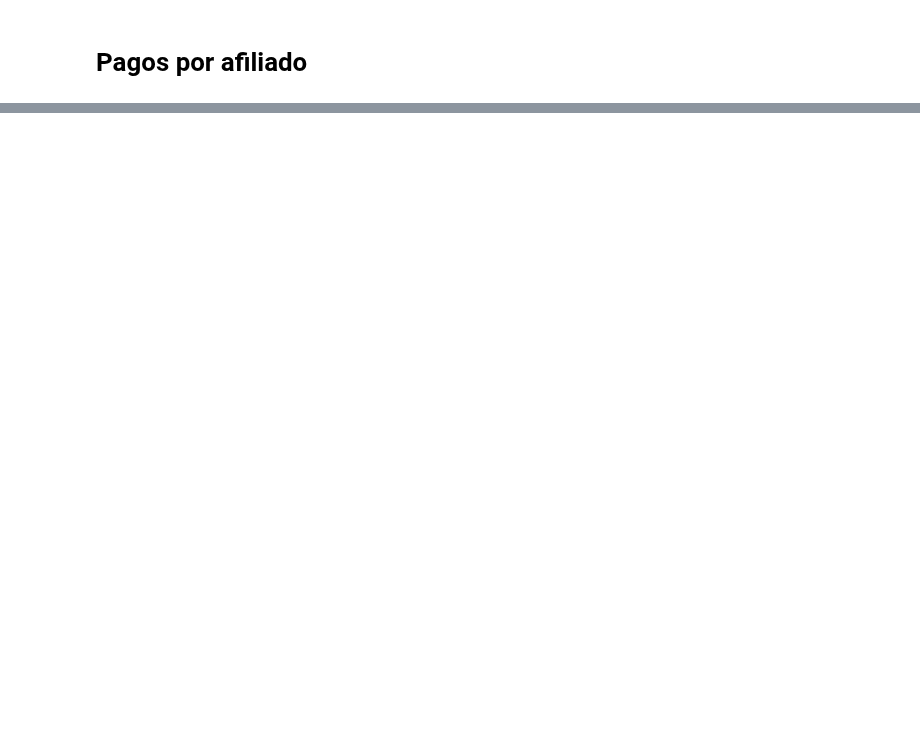
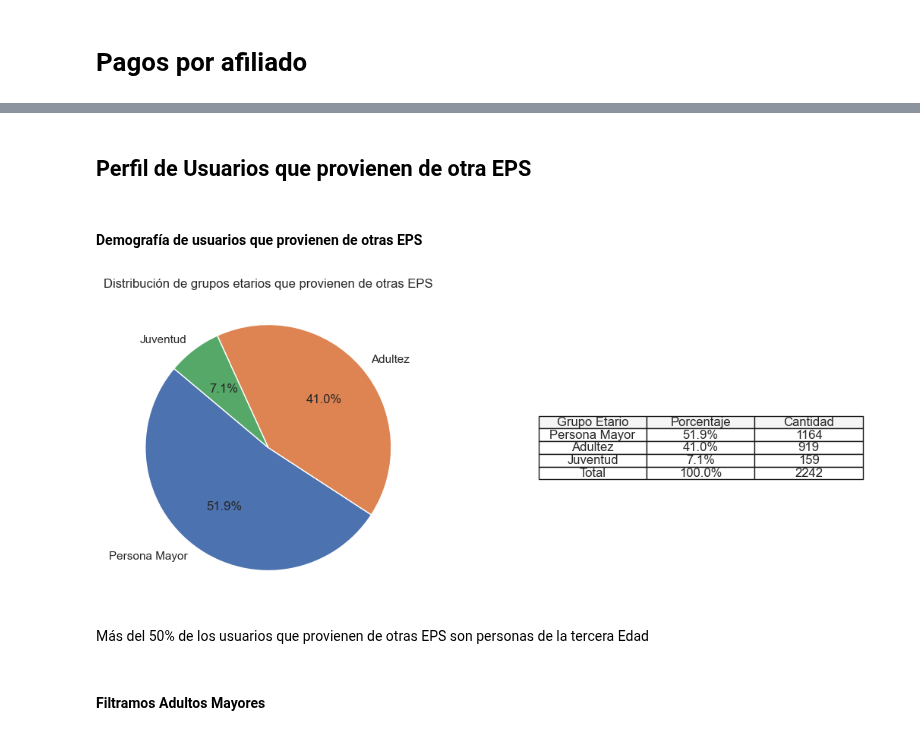
Before and after one commit to Jujo2040751/Proyecto-DataScience, a Jupyter notebook: proy.ipynb, the cells around one changed output, grey strips where cells are left out. Drawn from its saved outputs; the diff is of its cells as text; code cells hidden in the pictures; blank space fills up the shorter version.

Commit message:
otra eps

```diff
--- a/proy.ipynb
+++ b/proy.ipynb
@@ -414,0 +256,45 @@ Pagos del usuario Gerardo Villanueva Pinto (Cedula: 936170522).
+# %% [markdown]
+<h2> Perfil de Usuarios que provienen de otra EPS
+# %%
+query1 = "SELECT key_usuario, numero_id, sexo, estado_civil FROM dim_usuario WHERE proviene_otra_eps = '1'"
+dF_perfilProvieneOtraEps1 = pds.read_sql(query1, dbConnection)
+#dF_perfilProvieneOtraEps1
+# %% [markdown]
+<h4> Demografía de usuarios que provienen de otras EPS
+# %%
+dbConnection.rollback()
+query3 ="SELECT  \"key_demografia\", \"id_usuario\", \"edad\", \"Grupo Etario\", \"nivel_escolaridad\",  \"ocupación\", \"salario_base\",  \"estrato\", \"departamento\",  \"Region\",  \"municipio\" FROM dim_demografia"
+dF_demografia_usuarios_provienen_otra_eps = pds.read_sql(query3, dbConnection)
+
+dF_resultado = pds.merge(dF_perfilProvieneOtraEps1, dF_demografia_usuarios_provienen_otra_eps, left_on='key_usuario', right_on='key_demografia', how='inner')
+
+columnas_a_excluir = ['key_usuario', 'key_demografia', 'numero_id', 'id_usuario']
+dF_datos_demograficos_nuevosEPS = dF_resultado.drop(columnas_a_excluir, axis=1)
+
+#dF_datos_demograficos_nuevosEPS
+# %%
+frecuencia_etario = dF_datos_demograficos_nuevosEPS['Grupo Etario'].value_counts()
+# %%
+import matplotlib.pyplot as plt
+
+plt.figure(figsize=(12, 5))
+
+ax1 = plt.subplot(121)
+ax1.pie(frecuencia_etario, labels=frecuencia_etario.index, autopct='%1.1f%%', startangle=140)
+ax1.set_title('Distribución de grupos etarios que provienen de otras EPS')
+
+ax2 = plt.subplot(122)
+ax2.axis('off')
+
+table_data = [(grupo, f'{porcentaje:.1f}%', cantidad) for grupo, porcentaje, cantidad in zip(frecuencia_etario.index, frecuencia_etario / frecuencia_etario.sum() * 100, frecuencia_etario)]
+table_data.append(('Total', '100.0%', frecuencia_etario.sum()))
+
+ax2.table(cellText=table_data, colLabels=['Grupo Etario', 'Porcentaje', 'Cantidad'], loc='center', cellLoc='center', colColours=['#f5f5f5']*3, colWidths=[0.3, 0.3, 0.3])
+
+plt.show()
+# %% [output]
+[figure, added]
+# %% [markdown]
+Más del 50% de los usuarios que provienen de otras EPS son personas de la tercera Edad
+# %% [markdown]
+<h4>Filtramos Adultos Mayores
```
Also changed, not shown: parts of 30 cells of this notebook.
